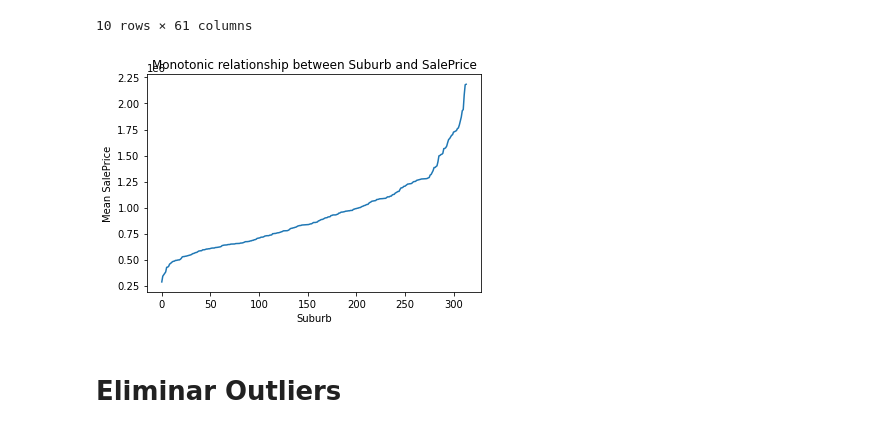
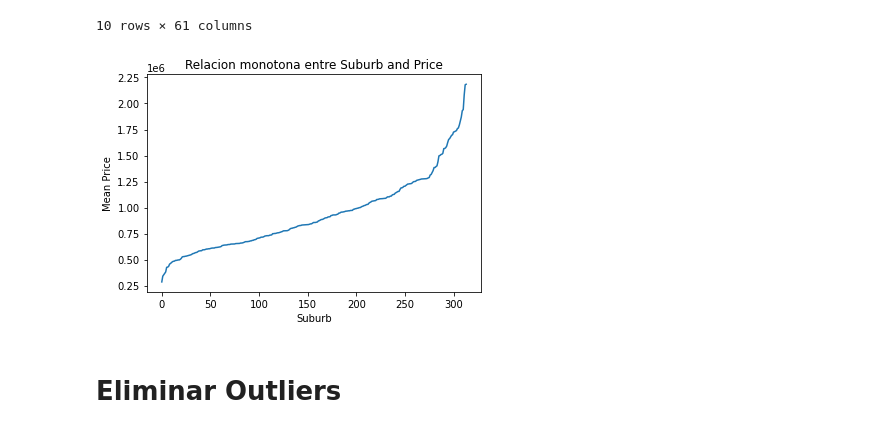
Before and after one commit to Carranza16/Proyecto-Machine-Learning, a Jupyter notebook: 2_Intento_Proyecto_Final.ipynb, the cells around one changed output. Saved outputs shown, nothing was run; the diff lists cells and outputs as text; code cells hidden in the pictures.

```diff
--- a/2_Intento_Proyecto_Final.ipynb
+++ b/2_Intento_Proyecto_Final.ipynb
@@ -555,13 +566,13 @@ oe_melb_data.head(10)
 # %%
 for var in ['Suburb']:
 
     fig = plt.figure()
     fig = oe_melb_data.groupby([var])['Price'].mean().plot()
-    fig.set_title('Monotonic relationship between {} and SalePrice'.format(var))
-    fig.set_ylabel('Mean SalePrice')
+    fig.set_title('Relacion monotona entre {} and Price'.format(var))
+    fig.set_ylabel('Mean Price')
     plt.show()
 # %% [output]
-[figure, old version]
+[figure, new version]
 # %% [markdown]
 # Eliminar Outliers
 # %% [markdown]
```
Also changed, not shown: parts of 43 cells of this notebook.
